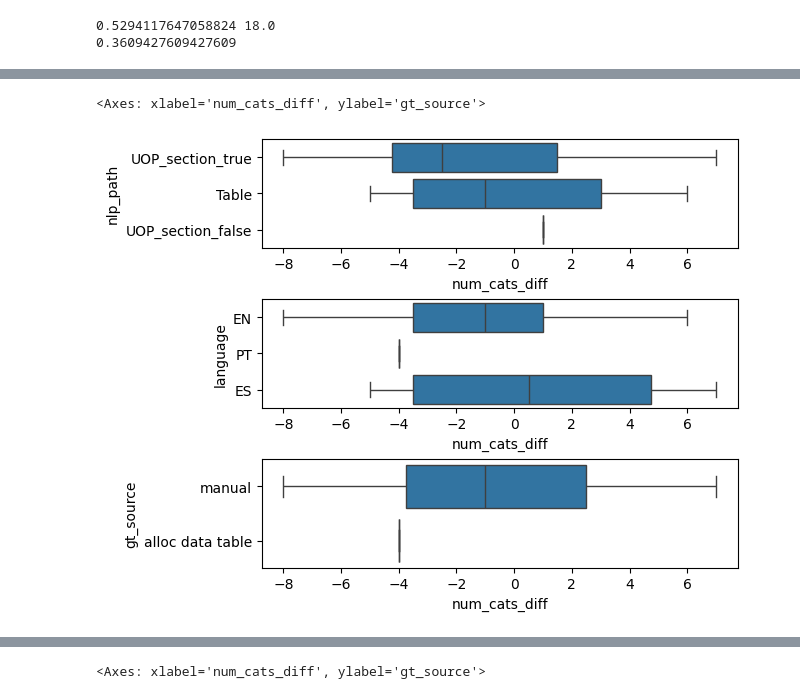
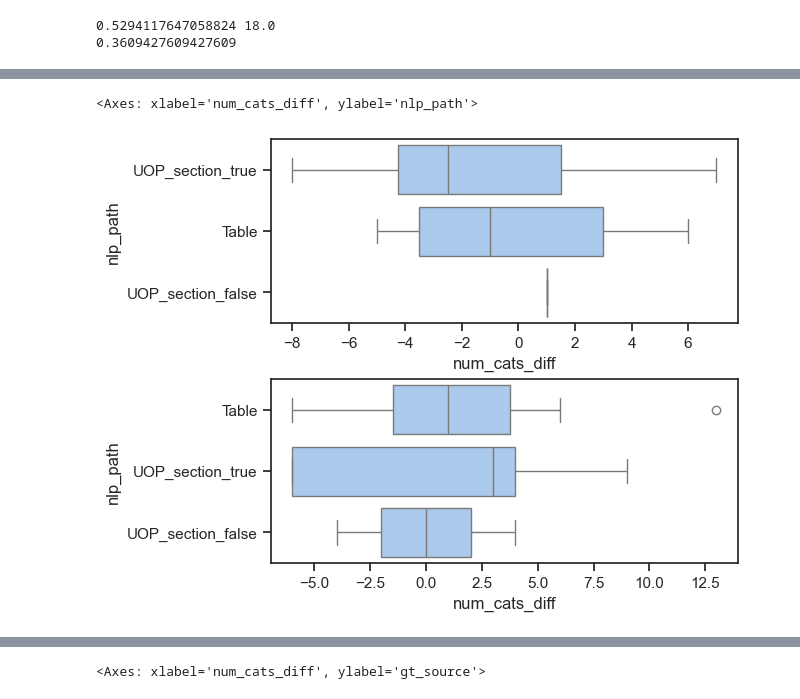
Before and after one commit to emw9805-notabot/ADSCert_project_Watson, a Jupyter notebook: Eval_metrics_V4.ipynb, the cells around one changed output, grey strips where cells are left out. Drawn from its saved outputs; the diff is of its cells as text; code cells hidden in the pictures.

Commit message:
update boxplots

```diff
--- a/Eval_metrics_V4.ipynb
+++ b/Eval_metrics_V4.ipynb
@@ -368,13 +368,12 @@ Data columns (total 12 columns):
 dtypes: bool(1), float64(2), int64(3), str(6)
 memory usage: 2.7 KB
 # %%
-# boxplots of diff in number of cats - V4 sim TH = 0.65
+# boxplots of diff in number of cats - V4 sim TH = 0.65 and V5 sim = 0.80
 
-fig, axes = plt.subplots(3,1, layout = 'constrained')
-
+fig, axes = plt.subplots(2,1, layout = 'constrained')
+sns.set_theme(style='ticks', palette = 'pastel')
 sns.boxplot(x=boxplot_df['num_cats_diff'], y = boxplot_df['nlp_path'], ax=axes[0])
-sns.boxplot(x=boxplot_df['num_cats_diff'], y = boxplot_df['language'], ax=axes[1])
-sns.boxplot(x=boxplot_df['num_cats_diff'], y = boxplot_df['gt_source'], ax=axes[2])
+sns.boxplot(x=boxplot_df_v5['num_cats_diff'], y = boxplot_df_v5['nlp_path'], ax=axes[1])
 # %% [output]
-<Axes: xlabel='num_cats_diff', ylabel='gt_source'>
+<Axes: xlabel='num_cats_diff', ylabel='nlp_path'>
-[figure, old version]
+[figure, new version]
```
Also changed, not shown: parts of 2 cells of this notebook.
